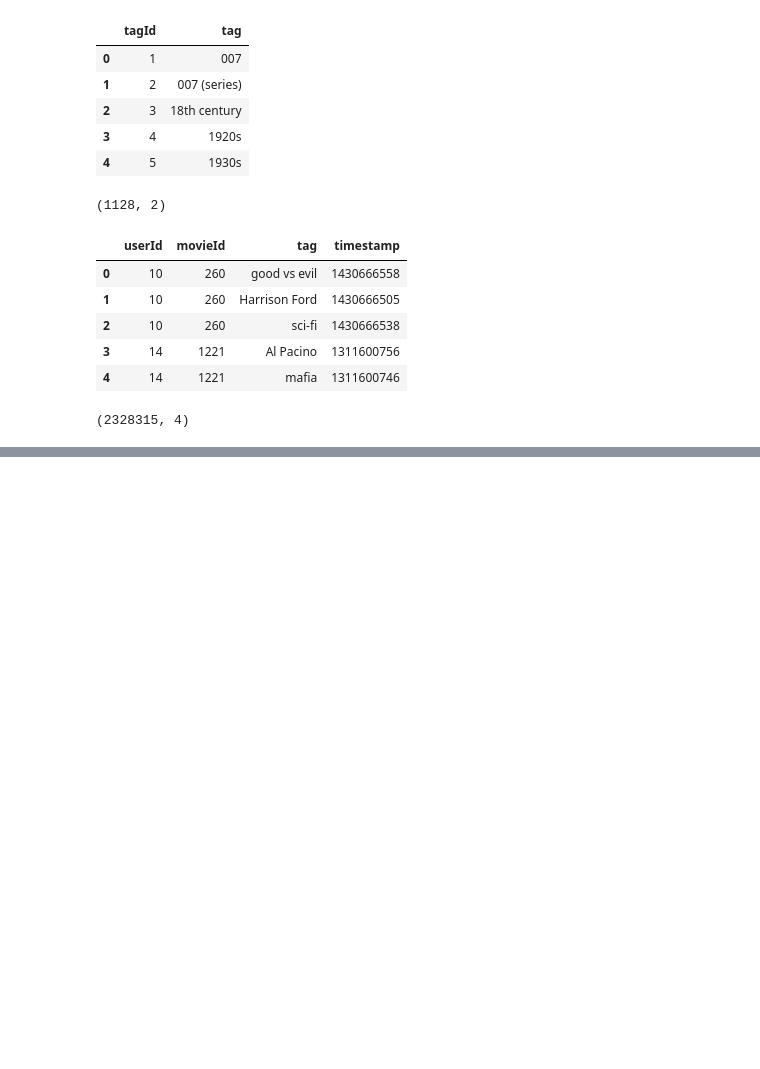
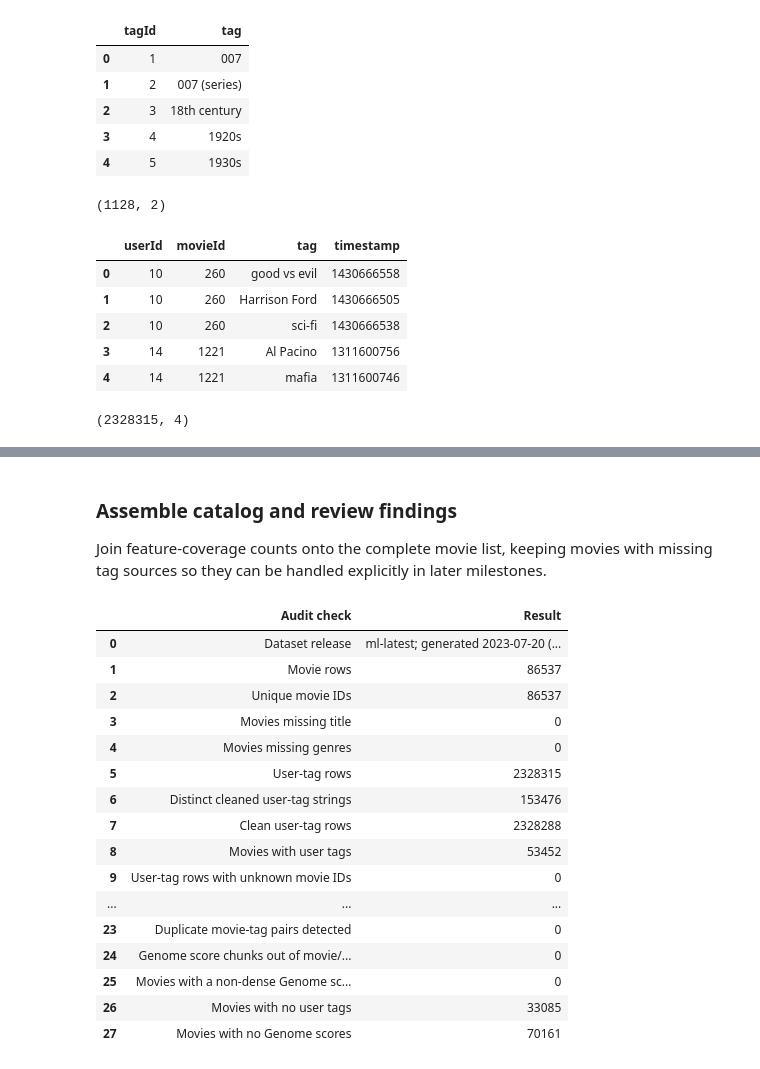
Before and after one commit to VidishBajpai/Movie-Recommender, a Jupyter notebook: notebooks/genre_&_genomeTag_based_filtering.ipynb, the cells around one changed output, grey strips where cells are left out. Saved outputs shown, nothing was run; the diff lists cells and outputs as text; code cells hidden in the pictures; blank space fills up the shorter version.

```diff
--- a/notebooks/genre_&_genomeTag_based_filtering.ipynb
+++ b/notebooks/genre_&_genomeTag_based_filtering.ipynb
@@ -30,0 +128,77 @@ tags.shape
+# %% [markdown]
+### Assemble catalog and review findings
+
+Join feature-coverage counts onto the complete movie list, keeping movies with missing tag sources so they can be handled explicitly in later milestones.
+# %%
+movie_catalog = genre.copy()
+movie_catalog = movie_catalog.merge(
+    tag_counts, left_on="movieId", right_index=True, how="left"
+)
+movie_catalog = movie_catalog.merge(
+    score_movie_counts.rename("genome_score_count"),
+    left_on="movieId",
+    right_index=True,
+    how="left",
+)
+movie_catalog[["user_tag_count", "genome_score_count"]] = (
+    movie_catalog[["user_tag_count", "genome_score_count"]]
+    .fillna(0)
+    .astype("int64")
+)
+movie_catalog["has_user_tags"] = movie_catalog["user_tag_count"].gt(0)
+movie_catalog["has_genome_scores"] = movie_catalog["genome_score_count"].gt(0)
+
+audit_report = pd.DataFrame(
+    [
+        ("Dataset release", "ml-latest; generated 2023-07-20 (datasets/README.txt)"),
+        ("Movie rows", len(genre)),
+        ("Unique movie IDs", genre["movieId"].nunique()),
+        ("Movies missing title", int(genre["title"].isna().sum())),
+        ("Movies missing genres", int(genre["genres"].isna().sum())),
+        ("User-tag rows", len(tags)),
+        ("Distinct cleaned user-tag strings", clean_tags["tag"].nunique(dropna=True)),
+        ("Clean user-tag rows", len(clean_tags)),
+        ("Movies with user tags", clean_tags["movieId"].nunique()),
+        ("User-tag rows with unknown movie IDs", len(unknown_tag_movie_ids)),
+        ("User-tag rows with missing movieId", int(tags["movieId"].isna().sum())),
+        ("User-tag rows with missing tag text", int(tags["tag"].isna().sum())),
+        ("User-tag rows with blank tag text", blank_tag_rows),
+        ("Genome tag rows", len(genome_tags)),
+        ("Unique Genome tag IDs", len(genome_tag_ids)),
+        ("Genome score rows", score_rows),
+        ("Movies with Genome scores", len(score_movie_ids & movie_ids)),
+        ("Genome score movie IDs absent from movies.csv", len(unknown_score_movie_ids)),
+        ("Genome score tag IDs absent from genome-tags.csv", len(unknown_score_tag_ids)),
+        ("Genome scores with missing movieId", null_score_movie_ids),
+        ("Genome scores with missing tagId", null_score_tag_ids),
+        ("Genome scores with missing relevance", null_relevance_scores),
+        ("Genome relevance values outside [0, 1]", invalid_relevance_scores),
+        ("Duplicate movie-tag pairs detected", duplicate_score_pairs),
+        ("Genome score chunks out of movie/tag order", out_of_order_score_chunks),
+        ("Movies with a non-dense Genome score row count", movies_with_incomplete_genome),
+        ("Movies with no user tags", int((~movie_catalog["has_user_tags"]).sum())),
+        ("Movies with no Genome scores", int((~movie_catalog["has_genome_scores"]).sum())),
+    ],
+    columns=["Audit check", "Result"],
+)
+
+display(audit_report)
+display(movie_catalog.head())
+# %% [output]
+|  | Audit check | Result |
+| 0 | Dataset release | ml-latest; generated 2023-07-20 (... |
+| 1 | Movie rows | 86537 |
+| 2 | Unique movie IDs | 86537 |
+| 3 | Movies missing title | 0 |
+| 4 | Movies missing genres | 0 |
+| 5 | User-tag rows | 2328315 |
+| 6 | Distinct cleaned user-tag strings | 153476 |
+| 7 | Clean user-tag rows | 2328288 |
+| 8 | Movies with user tags | 53452 |
+| 9 | User-tag rows with unknown movie IDs | 0 |
+| ... | ... | ... |
+| 23 | Duplicate movie-tag pairs detected | 0 |
+| 24 | Genome score chunks out of movie/... | 0 |
+| 25 | Movies with a non-dense Genome sc... | 0 |
+| 26 | Movies with no user tags | 33085 |
+| 27 | Movies with no Genome scores | 70161 |
```
Also changed, not shown: parts of 27 cells of this notebook.
